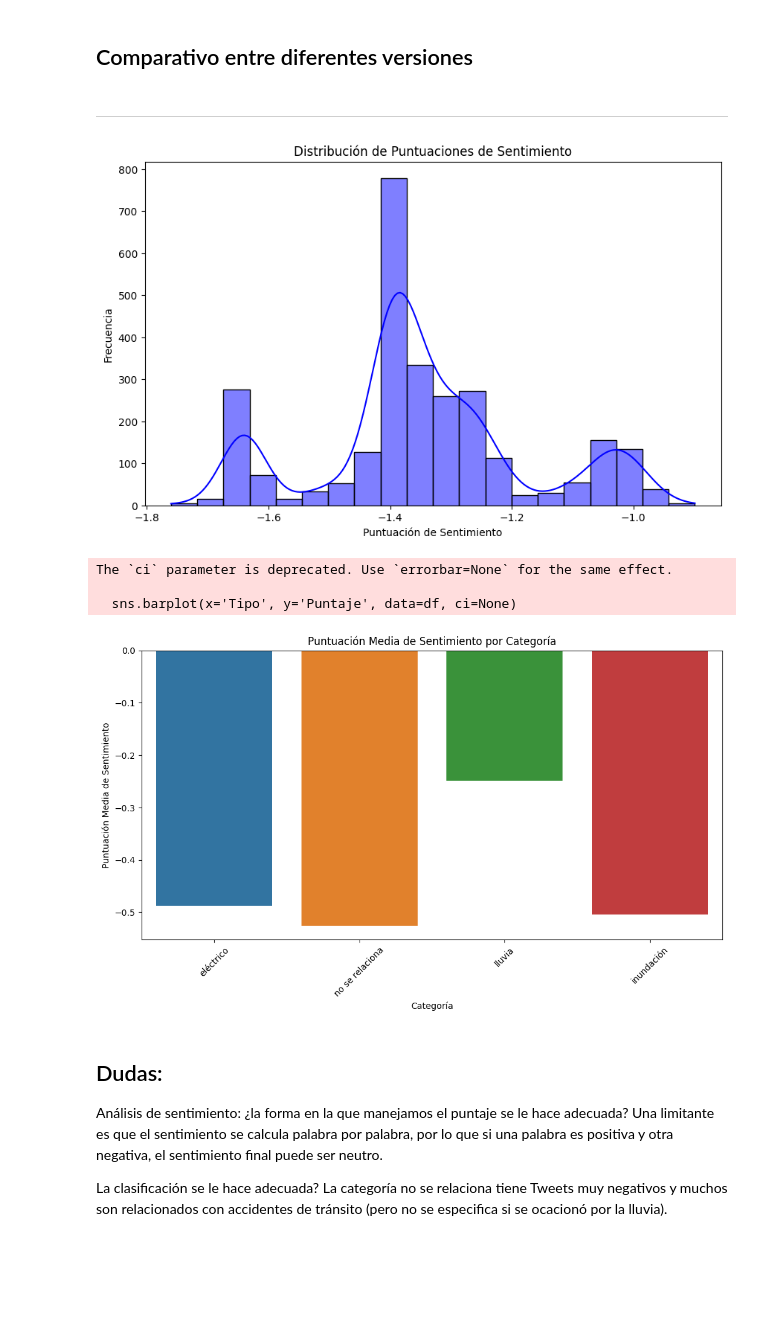
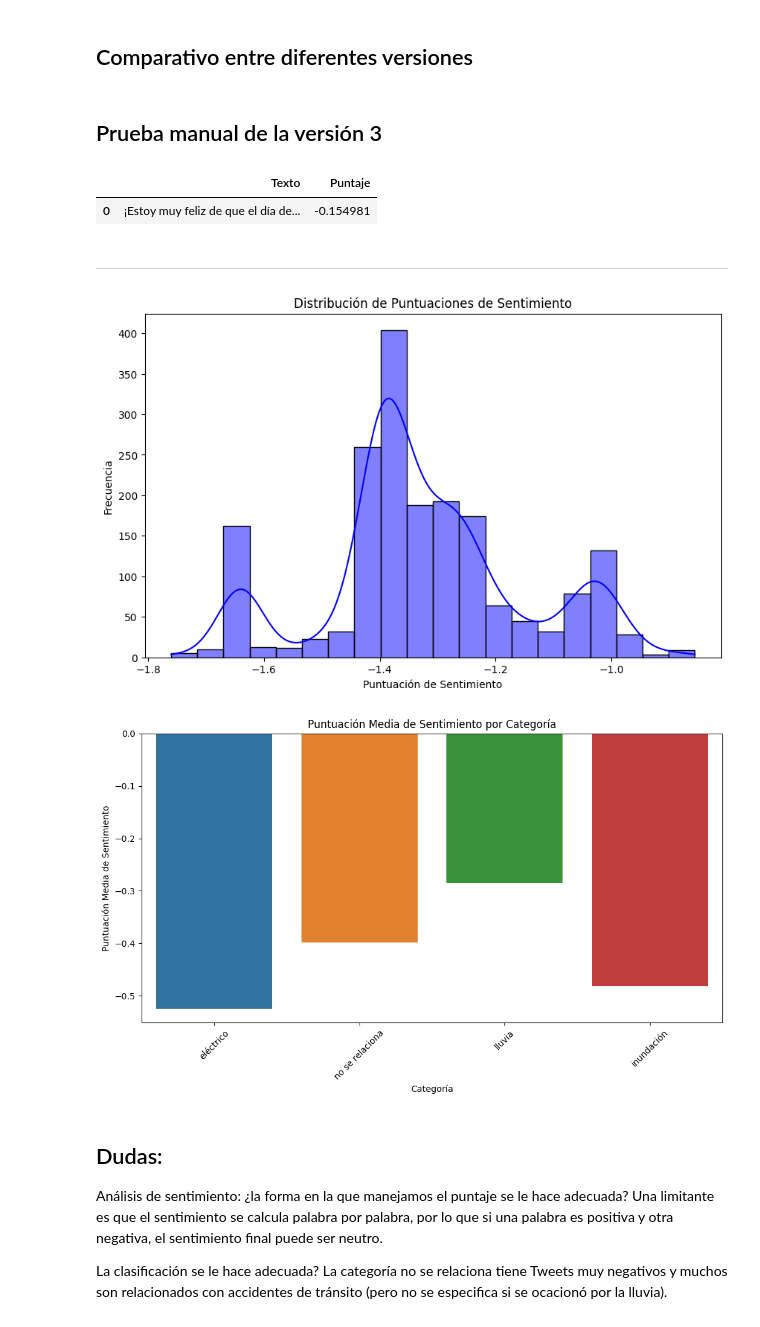
Before and after one commit to danips390/Riesgos_Urbanos_NLP, a Jupyter notebook: Sentiment Analysis-Alain/Sentiment_Analysis.ipynb, the cells around one changed output. Saved outputs shown, nothing was run; the diff lists cells and outputs as text; code cells hidden in the pictures; blank space fills up the shorter version.

Commit message:
Versión con último ajuste a rama de sentimientos.

```diff
--- a/Sentiment Analysis-Alain/Sentiment_Analysis.ipynb
+++ b/Sentiment Analysis-Alain/Sentiment_Analysis.ipynb
@@ -78,6 +93,9 @@ df = pd.read_csv('./Datasets/Originales/Tweets_calificados_modelo1.csv')
 # Asignación de valores a las etiquetas de sentimiento del modelo preentrenado
 sentiment_labels = [-2, -1, 0, 1, 2]
 
+# Característica de normalización de puntajes personalizados
+característica = "0.05"
+
 # Diccionario de palabras con sus puntajes personalizados
 word_sentiment_scores = {
     'lluvia': -0.75, 'nublado': -0.25, 'tormenta': -0.50, 'viento': -0.25, 'granizo': -0.75,  # Clima
@@ -89,7 +107,18 @@ word_sentiment_scores = {
     'muertos': -1.75, 'heridos': -1.00, 'destrucción': -0.75, 'incendio': -1.25,  # Consecuencias graves
     'explosión': -0.75, 'caos': -1.25, 'derrumbes': -1.50, 'colapsos': -1.50,  # Otros desastres
     'afectados': -0.25, 'perdidas': -0.50, 'daños': -0.75, 'colisión': -0.75,  # Impactos generales
-    'caída': -0.25, 'árboles': -0.05, 'postes': -0.05, 'barrido': -0.75  # Daños materiales
+    'caída': -0.25, 'árboles': -0.05, 'postes': -0.05, 'barrido': -0.75,  # Daños materiales
+    ### Nuevas palabras clave (Aún negativas) ###
+    'cierre': -0.50, 'bloqueo': -0.45, 'obstrucción': -0.25, 'restricción': -0.05,  # Cierres y bloqueos
+    'retraso': -0.25, 'demora': -0.15, 'tardanza': -0.10, 'espera': -0.05,  # Retrasos
+    'lento': -0.10, 'lentitud': -0.10, 'demorado': -0.15, 'atrasado': -0.20,  # Lentitud
+    ### Nuevas palabras clave (Positivas) ###
+    'despejado': 0.25, 'soleado': 0.25, 'bueno': 0.25, 'tranquilo': 0.25,  # Clima
+    'fluido': 0.10, 'rápido': 0.10, 'despejado': 0.10, 'normal': 0.05,  # Tráfico
+    'normal': 0.05, 'regular': 0.10, 'bueno': 0.25, 'excelente': 0.50,  # Calidad del servicio
+    'rápido': 0.10, 'eficiente': 0.25, 'óptimo': 0.50, 'excelente': 0.75,  # Rendimiento
+    'seguro': 0.25, 'protegido': 0.25, 'resguardado': 0.25, 'salvo': 0.25,  # Seguridad
+    'salvo': 0.25, 'resguardado': 0.25, 'protegido': 0.25, 'seguro': 0.25,  # Protección
 }
 
 # Convertir el diccionario en una lista de palabras (sin los puntajes)
@@ -117,10 +146,10 @@ def calculate_sentiment(text):
     return sentiment_score
 
 # Aplicar la función a cada texto en la columna 'Texto'
-df['Puntaje_v3'] = df['Texto'].apply(calculate_sentiment)
+df[f'Puntaje_diferencia_{característica}'] = df['Texto'].apply(calculate_sentiment)
 
 # Guardar el dataframe con las nuevas puntuaciones
-df.to_csv('./Datasets/clasificados/df_sentimientos_ajustados.csv', index=False)
+df.to_csv(f'./Datasets/clasificados/df_sentimientos_ajustados_{característica}.csv', index=False)
 # %% [markdown]
 ---
 # %% [markdown]
@@ -131,42 +157,73 @@ import matplotlib.pyplot as plt
+# %%
+# Generar una columna que sea la diferencia entre el puntaje original y el ajustado
+df['Diferencia'] = df[f'Puntaje_diferencia_{característica}'] - df['Puntaje']
+# %% [markdown]
+## Prueba manual de la versión 3
+# %%
+# Probar el ajuste de sentimientos en 10 textos de ejemplo
+
+# # Textos de ejemplo
+# textos_ejemplo = [
+#     "Hoy está lloviendo mucho y hay granizo en las calles. ¡Qué desastre!",
+#     "Hubo un accidente en la autopista y el tráfico está paralizado.",
+#     "La inundación en el barrio ha dejado muchas casas bajo el agua.",
+#     "Se cortó la electricidad en todo el vecindario. ¡Qué caos!",
+#     "Hubo una explosión en el edificio de al lado. ¡Qué miedo!",
+#     "El árbol cayó sobre el auto y lo destrozó por completo.",
+#     "El rescate de los sobrevivientes fue un éxito. ¡Qué alivio!",
+#     "El incendio en el bosque ha dejado una gran destrucción a su paso.",
+#     "El tráfico está colapsado por el desfile de carros alegóricos.",
+#     "La evacuación de la zona fue un éxito gracias a la rápida respuesta."
+# ]
+
+textos_ejemplo = [
+    '¡Estoy muy feliz de que el día de hoy pasó algo bueno!']
+
+# Aplicar la función a los textos de ejemplo
+df_ejemplo = pd.DataFrame({'Texto': textos_ejemplo})
+df_ejemplo['Puntaje'] = df_ejemplo['Texto'].apply(calculate_sentiment)
+
+# Crear una tabla con los resultados
+display(df_ejemplo)
+# %% [output]
+|  | Texto | Puntaje |
+| 0 | ¡Estoy muy feliz de que el día de... | -0.154981 |
 # %% [markdown]
 ---
 # %%
 import matplotlib.pyplot as plt
 import seaborn as sns
 
 # Histograma de puntuaciones de sentimiento
 plt.figure(figsize=(10, 6))
-sns.histplot(df['Puntaje_v3'], bins=20, kde=True, color='blue')
+sns.histplot(df[f'Puntaje_diferencia_{característica}'], bins=20, kde=True, color='blue')
 plt.title('Distribución de Puntuaciones de Sentimiento')
 plt.xlabel('Puntuación de Sentimiento')
 plt.ylabel('Frecuencia')
 plt.show()
 
 # Si tienes una columna con categorías o temas, por ejemplo 'Category'
 # Aquí te muestro cómo hacer un gráfico de barras
 if 'Tipo' in df.columns:
     plt.figure(figsize=(12, 6))
     sns.barplot(x='Tipo', y='Puntaje', data=df, ci=None)
     plt.title('Puntuación Media de Sentimiento por Categoría')
     plt.xlabel('Categoría')
     plt.ylabel('Puntuación Media de Sentimiento')
     plt.xticks(rotation=45)
     plt.show()
 
 # Scatter plot para visualizar la puntuación a lo largo de otra variable (ej. tiempo)
 if 'Timestamp' in df.columns:
     plt.figure(figsize=(14, 6))
     sns.scatterplot(x='Timestamp', y='Sentiment_Score', data=df, hue='Sentiment_Score', palette='coolwarm', alpha=0.7)
     plt.title('Puntuación de Sentimiento a lo Largo del Tiempo')
     plt.xlabel('Fecha y Hora')
     plt.ylabel('Puntuación de Sentimiento')
     plt.show()
 # %% [output]
-[figure, old version]
+[figure, new version]
-The `ci` parameter is deprecated. Use `errorbar=None` for the same effect.
-
-  sns.barplot(x='Tipo', y='Puntaje', data=df, ci=None)
-[figure, old version]
+[figure, new version]
 # %% [markdown]
 ## Dudas:
 
```
Also changed, not shown: parts of 3 cells of this notebook, 5 other files.
